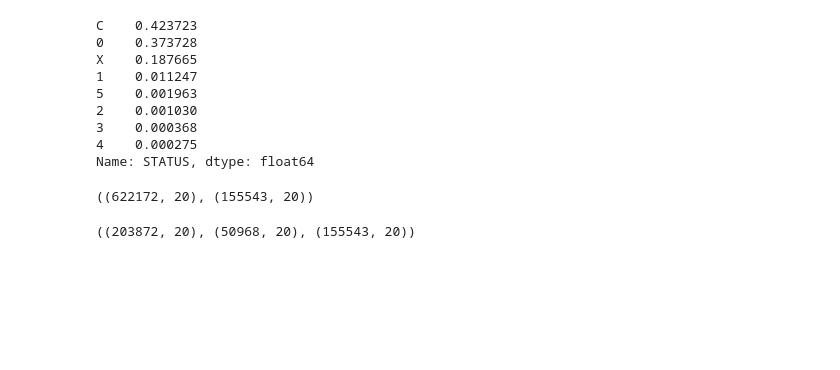
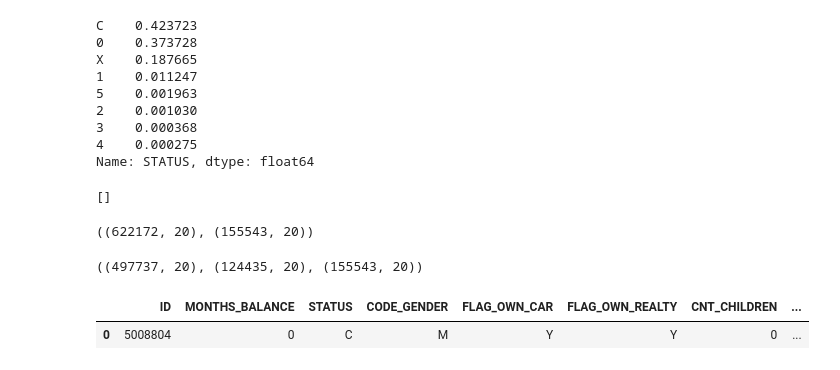
Before and after one commit to Khislatz/DS-Unit-2-Applied-Modeling, a Jupyter notebook: module1-define-ml-problems/Khislat_Zhuraeva_LS_DS_231_assignment.ipynb, the cells around one changed output. Saved outputs shown, nothing was run; the diff lists cells and outputs as text; code cells hidden in the pictures; blank space fills up the shorter version.

```diff
--- a/module1-define-ml-problems/Khislat_Zhuraeva_LS_DS_231_assignment.ipynb
+++ b/module1-define-ml-problems/Khislat_Zhuraeva_LS_DS_231_assignment.ipynb
@@ -80,10 +71,12 @@ credit_df.head()
 | 3 | 5001711 | -3 | 0 |
 | 4 | 5001712 | 0 | C |
 # %%
-credit_approval_df = pd.merge(credit_df, application_df, on='ID', how='inner')
+credit_approval_df = pd.merge(credit_df, application_df)
 credit_approval_df.shape
 # %% [output]
 (777715, 20)
+# %%
+credit_approval_df = credit_approval_df.drop_duplicates(inplace=False)
 # %%
 credit_approval_df.head()
 # %% [output]
@@ -154,6 +147,12 @@ X    0.187665
 3    0.000368
 4    0.000275
 Name: STATUS, dtype: float64
+# %%
+cardinality = credit_approval_df.select_dtypes(exclude='number').nunique()
+high_cardinality_feat = cardinality[cardinality > 30].index.tolist()
+high_cardinality_feat
+# %% [output]
+[]
 # %%
 from sklearn.model_selection import train_test_split
 train, test = train_test_split(credit_approval_df, train_size=0.80, test_size=0.20,
@@ -168,7 +167,7 @@ train, val = train_test_split(train, train_size=0.80, test_size=0.20,
 
 train.shape, val.shape, test.shape
 # %% [output]
-((203872, 20), (50968, 20), (155543, 20))
+((497737, 20), (124435, 20), (155543, 20))
 # %%
 def wrangle(X):
     """Wrangle train, validate, and test sets in the same way"""
@@ -192,0 +182,5 @@ y_test = test[target]
+# %%
+credit_approval_df.head(1)
+# %% [output]
+|  | ID | MONTHS_BALANCE | STATUS | CODE_GENDER | FLAG_OWN_CAR | FLAG_OWN_REALTY | CNT_CHILDREN | ... |
+| 0 | 5008804 | 0 | C | M | Y | Y | 0 | ... |
```
Also changed, not shown: parts of 9 cells of this notebook.
